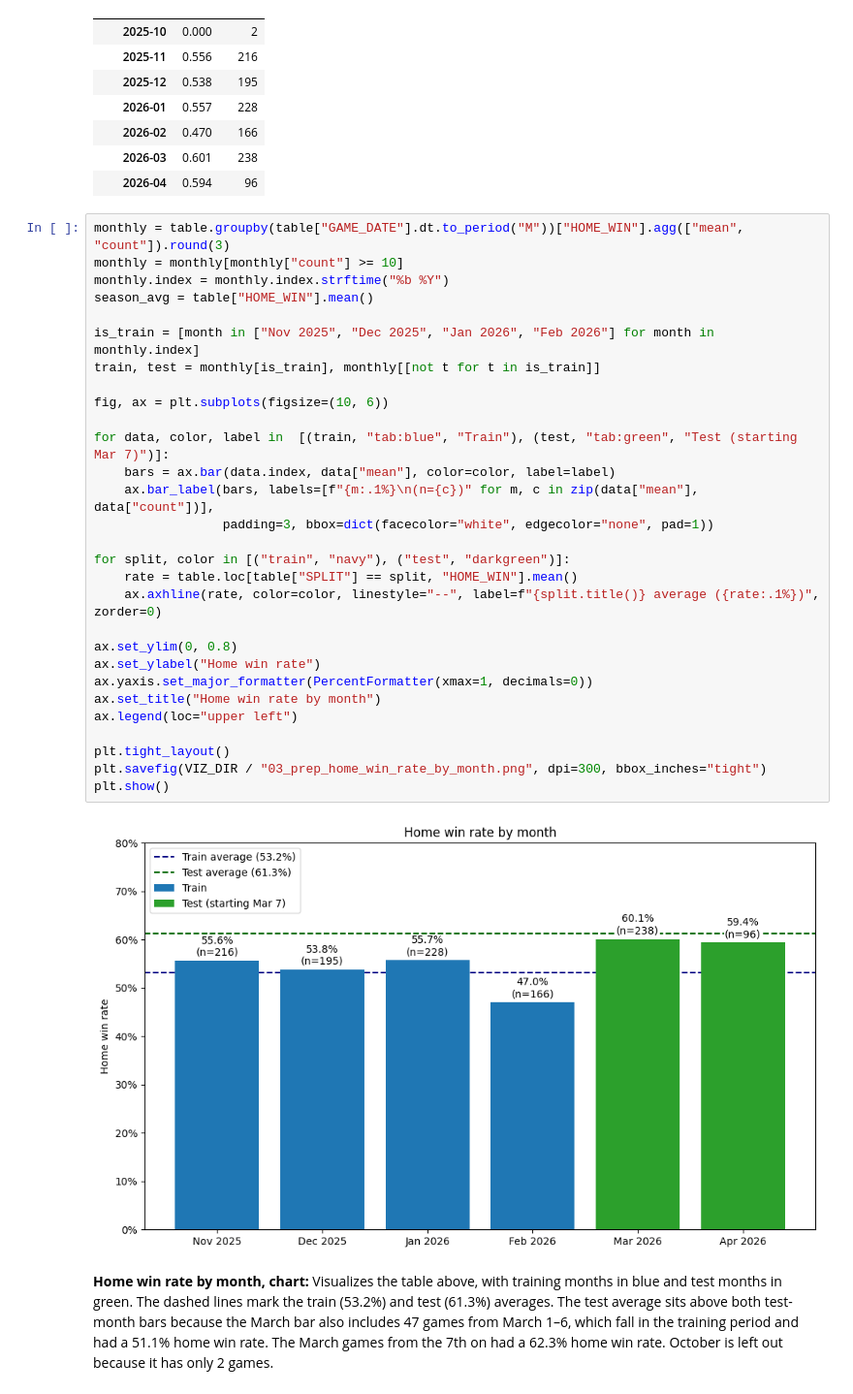
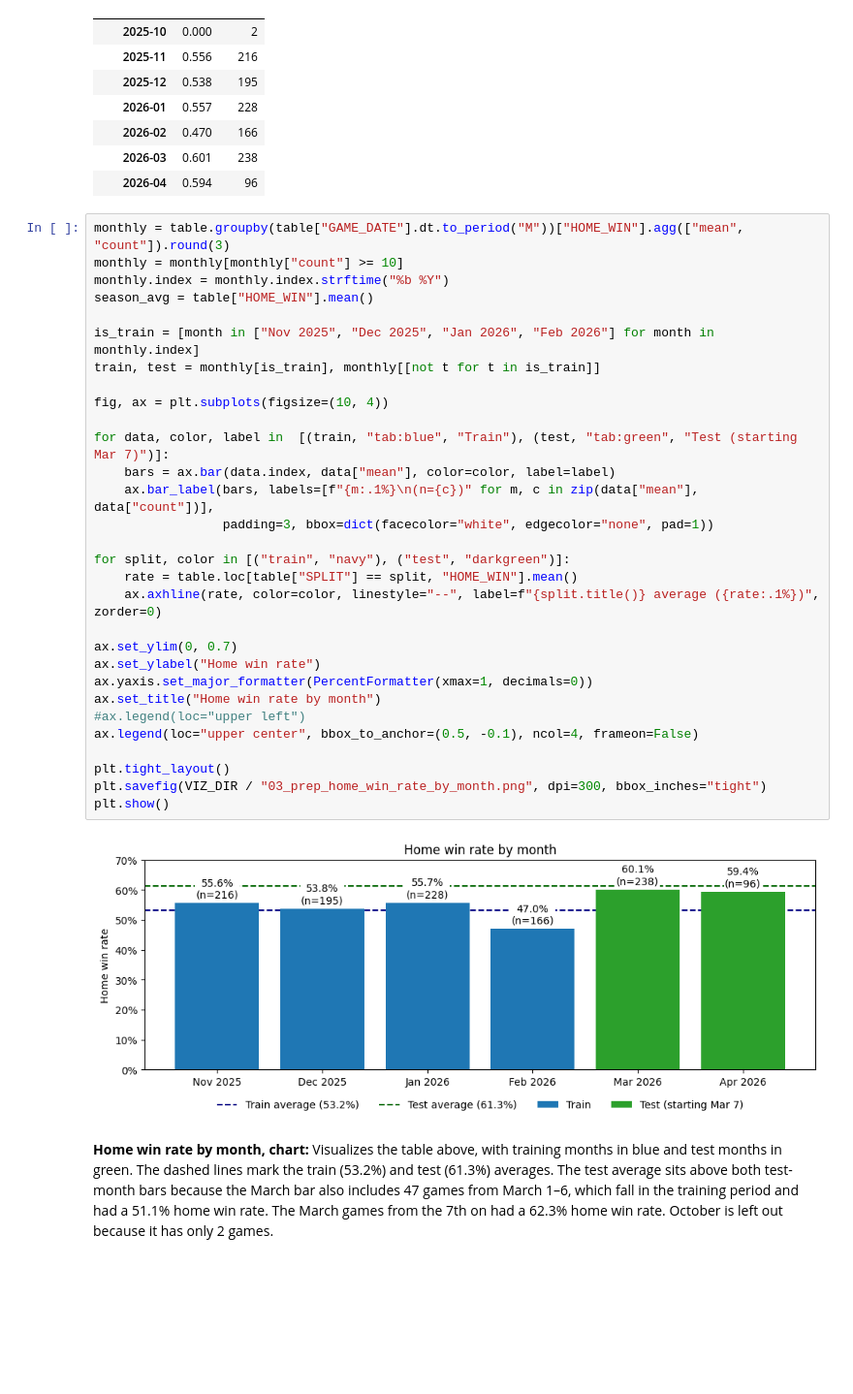
Before and after one commit to brad-hof/Milestone2, a Jupyter notebook: Notebooks/data_prep.ipynb, the cells around one changed output. Shown at 97% size. Drawn from its saved outputs; the diff is of its cells as text; blank space fills up the shorter version.

```diff
--- a/Notebooks/data_prep.ipynb
+++ b/Notebooks/data_prep.ipynb
@@ -387,34 +387,35 @@ table.groupby(table["GAME_DATE"].dt.to_period("M"))["HOME_WIN"].agg(["mean", "co
 # %%
 monthly = table.groupby(table["GAME_DATE"].dt.to_period("M"))["HOME_WIN"].agg(["mean", "count"]).round(3)
 monthly = monthly[monthly["count"] >= 10]
 monthly.index = monthly.index.strftime("%b %Y")
 season_avg = table["HOME_WIN"].mean()
 
 is_train = [month in ["Nov 2025", "Dec 2025", "Jan 2026", "Feb 2026"] for month in monthly.index]
 train, test = monthly[is_train], monthly[[not t for t in is_train]]
 
-fig, ax = plt.subplots(figsize=(10, 6))
+fig, ax = plt.subplots(figsize=(10, 4))
 
 for data, color, label in  [(train, "tab:blue", "Train"), (test, "tab:green", "Test (starting Mar 7)")]:
     bars = ax.bar(data.index, data["mean"], color=color, label=label)
     ax.bar_label(bars, labels=[f"{m:.1%}\n(n={c})" for m, c in zip(data["mean"], data["count"])],
                  padding=3, bbox=dict(facecolor="white", edgecolor="none", pad=1))
 
 for split, color in [("train", "navy"), ("test", "darkgreen")]:
     rate = table.loc[table["SPLIT"] == split, "HOME_WIN"].mean()
     ax.axhline(rate, color=color, linestyle="--", label=f"{split.title()} average ({rate:.1%})", zorder=0)
 
-ax.set_ylim(0, 0.8)
+ax.set_ylim(0, 0.7)
 ax.set_ylabel("Home win rate")
 ax.yaxis.set_major_formatter(PercentFormatter(xmax=1, decimals=0))
 ax.set_title("Home win rate by month")
-ax.legend(loc="upper left")
+#ax.legend(loc="upper left")
+ax.legend(loc="upper center", bbox_to_anchor=(0.5, -0.1), ncol=4, frameon=False)
 
 plt.tight_layout()
 plt.savefig(VIZ_DIR / "03_prep_home_win_rate_by_month.png", dpi=300, bbox_inches="tight")
 plt.show()
 # %% [output]
-[figure, old version]
+[figure, new version]
 # %% [markdown]
 **Home win rate by month, chart:** Visualizes the table above, with training months in blue and test months in green. The dashed lines mark the train (53.2%) and test (61.3%) averages. The test average sits above both test-month bars because the March bar also includes 47 games from March 1–6, which fall in the training period and had a 51.1% home win rate. The March games from the 7th on had a 62.3% home win rate. October is left out because it has only 2 games.
 # %% [markdown]
```
Also changed, not shown: parts of 1 cell of this notebook, 2 other files.
